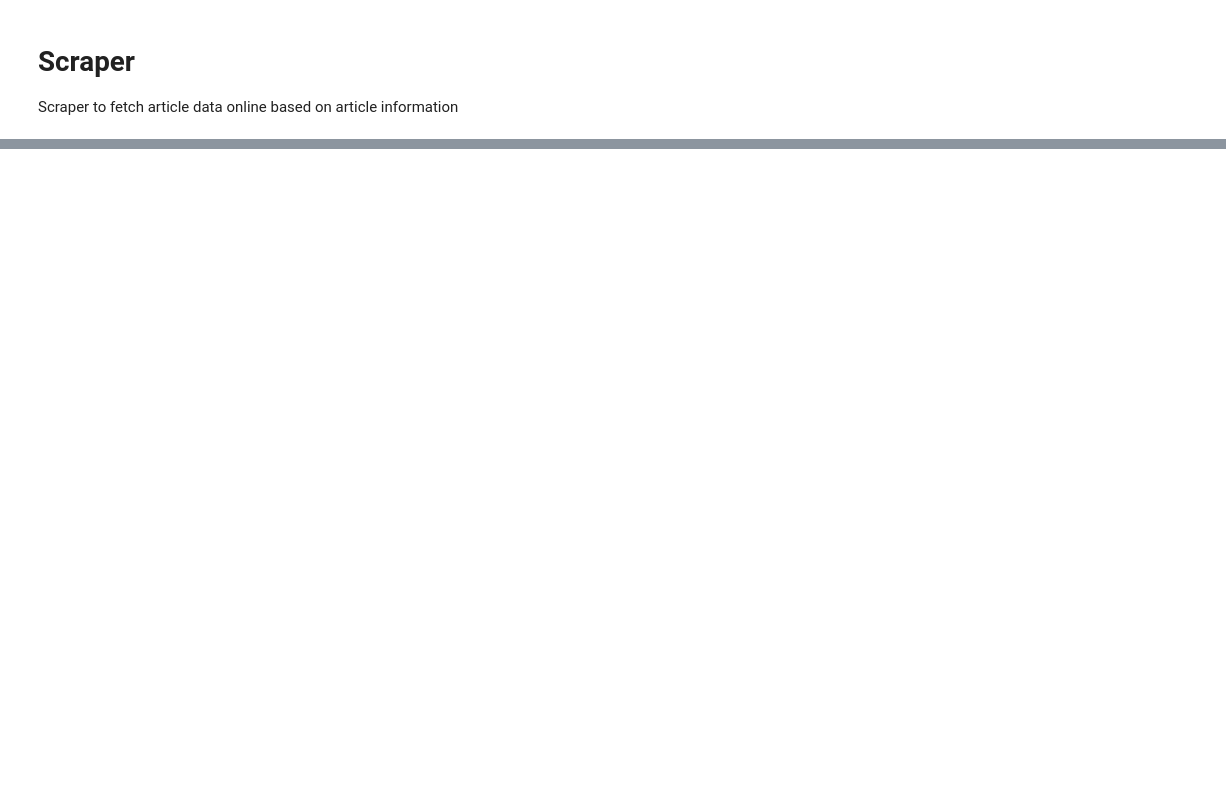
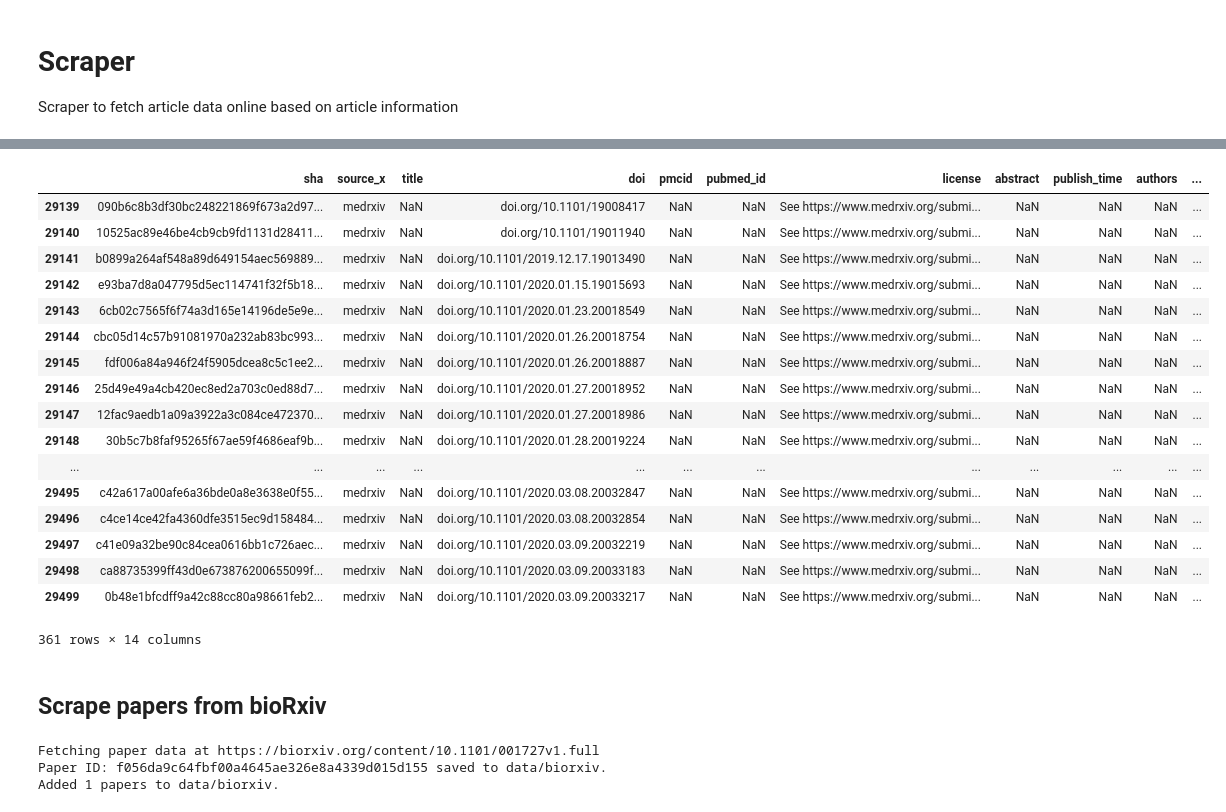
Before and after one commit to davidcdupuis/CORD-19, a Jupyter notebook: Scraper.ipynb, the cells around one changed output, grey strips where cells are left out. Drawn from its saved outputs; the diff is of its cells as text; code cells hidden in the pictures; blank space fills up the shorter version.

Commit message:
completed biorxiv scraper

```diff
--- a/Scraper.ipynb
+++ b/Scraper.ipynb
@@ -17,0 +23,9 @@ html = session.get('https://www.biorxiv.org/content/10.1101/2020.01.10.901801v1.
+# %%
+# import configurations
+with open('config.yaml','r') as ymlfile:
+    cfg = yaml.load(ymlfile)
+# %%
+# load metadata
+source = 'biorxiv'
+url = cfg['data-path'] + '2020-03-13/all_sources_metadata_2020-03-13.csv'
+df_meta = pd.read_csv(url)
@@ -17,0 +120,23 @@ html = session.get('https://www.biorxiv.org/content/10.1101/2020.01.10.901801v1.
+# %%
+df_meta[df_meta['source_x']=='medrxiv']
+# %% [output]
+|  | sha | source_x | title | doi | pmcid | pubmed_id | license | abstract | publish_time | authors | ... |
+| 29139 | 090b6c8b3df30bc248221869f673a2d97... | medrxiv | NaN | doi.org/10.1101/19008417 | NaN | NaN | See https://www.medrxiv.org/submi... | NaN | NaN | NaN | ... |
+| 29140 | 10525ac89e46be4cb9cb9fd1131d28411... | medrxiv | NaN | doi.org/10.1101/19011940 | NaN | NaN | See https://www.medrxiv.org/submi... | NaN | NaN | NaN | ... |
+| 29141 | b0899a264af548a89d649154aec569889... | medrxiv | NaN | doi.org/10.1101/2019.12.17.19013490 | NaN | NaN | See https://www.medrxiv.org/submi... | NaN | NaN | NaN | ... |
+| 29142 | e93ba7d8a047795d5ec114741f32f5b18... | medrxiv | NaN | doi.org/10.1101/2020.01.15.19015693 | NaN | NaN | See https://www.medrxiv.org/submi... | NaN | NaN | NaN | ... |
+| 29143 | 6cb02c7565f6f74a3d165e14196de5e9e... | medrxiv | NaN | doi.org/10.1101/2020.01.23.20018549 | NaN | NaN | See https://www.medrxiv.org/submi... | NaN | NaN | NaN | ... |
+| 29144 | cbc05d14c57b91081970a232ab83bc993... | medrxiv | NaN | doi.org/10.1101/2020.01.26.20018754 | NaN | NaN | See https://www.medrxiv.org/submi... | NaN | NaN | NaN | ... |
+| 29145 | fdf006a84a946f24f5905dcea8c5c1ee2... | medrxiv | NaN | doi.org/10.1101/2020.01.26.20018887 | NaN | NaN | See https://www.medrxiv.org/submi... | NaN | NaN | NaN | ... |
+| 29146 | 25d49e49a4cb420ec8ed2a703c0ed88d7... | medrxiv | NaN | doi.org/10.1101/2020.01.27.20018952 | NaN | NaN | See https://www.medrxiv.org/submi... | NaN | NaN | NaN | ... |
+| 29147 | 12fac9aedb1a09a3922a3c084ce472370... | medrxiv | NaN | doi.org/10.1101/2020.01.27.20018986 | NaN | NaN | See https://www.medrxiv.org/submi... | NaN | NaN | NaN | ... |
+| 29148 | 30b5c7b8faf95265f67ae59f4686eaf9b... | medrxiv | NaN | doi.org/10.1101/2020.01.28.20019224 | NaN | NaN | See https://www.medrxiv.org/submi... | NaN | NaN | NaN | ... |
+| ... | ... | ... | ... | ... | ... | ... | ... | ... | ... | ... | ... |
+| 29495 | c42a617a00afe6a36bde0a8e3638e0f55... | medrxiv | NaN | doi.org/10.1101/2020.03.08.20032847 | NaN | NaN | See https://www.medrxiv.org/submi... | NaN | NaN | NaN | ... |
+| 29496 | c4ce14ce42fa4360dfe3515ec9d158484... | medrxiv | NaN | doi.org/10.1101/2020.03.08.20032854 | NaN | NaN | See https://www.medrxiv.org/submi... | NaN | NaN | NaN | ... |
+| 29497 | c41e09a32be90c84cea0616bb1c726aec... | medrxiv | NaN | doi.org/10.1101/2020.03.09.20032219 | NaN | NaN | See https://www.medrxiv.org/submi... | NaN | NaN | NaN | ... |
+| 29498 | ca88735399ff43d0e673876200655099f... | medrxiv | NaN | doi.org/10.1101/2020.03.09.20033183 | NaN | NaN | See https://www.medrxiv.org/submi... | NaN | NaN | NaN | ... |
+| 29499 | 0b48e1bfcdff9a42c88cc80a98661feb2... | medrxiv | NaN | doi.org/10.1101/2020.03.09.20033217 | NaN | NaN | See https://www.medrxiv.org/submi... | NaN | NaN | NaN | ... |
+361 rows × 14 columns
+# %% [markdown]
+## Scrape papers from bioRxiv
@@ -17,0 +274,26 @@ html = session.get('https://www.biorxiv.org/content/10.1101/2020.01.10.901801v1.
+# %%
+# get papers from data/biorxiv
+existing_paper_ids = set([name.strip('.json') for name in get_file_names('data/biorxiv')])
+
+# go through all papers
+new_paper_cnt = 0
+for row in papers_array[:1]:
+    if row[0] not in existing_paper_ids:
+        paper = {}
+        paper['source'] = 'biorxiv'
+        paper['id'] = row[0]
+        paper['url'] = 'https://biorxiv.org/content' + row[1].strip('doi.org') + 'v1.full'
+        print('Fetching paper data at {}'.format(paper['url']))
+        html = session.get(paper['url'])
+        tmp_soup = BeautifulSoup(html.content,'html.parser')
+        paper_webdata = biorxiv_html_paper_data_extractor(tmp_soup)
+        paper = dict(chain(paper.items(),paper_webdata.items()))
+        with open('data/biorxiv/{}.json'.format(paper['id']), 'w') as fp:
+            json.dump(paper, fp, indent=4)
+        print('Paper ID: {} saved to data/biorxiv.'.format(paper['id']))
+        new_paper_cnt += 1
+print('Added {} papers to data/biorxiv.'.format(new_paper_cnt))
+# %% [output]
+Fetching paper data at https://biorxiv.org/content/10.1101/001727v1.full
+Paper ID: f056da9c64fbf00a4645ae326e8a4339d015d155 saved to data/biorxiv.
+Added 1 papers to data/biorxiv.
```
Also changed, not shown: parts of 34 cells of this notebook, 3 other files.
